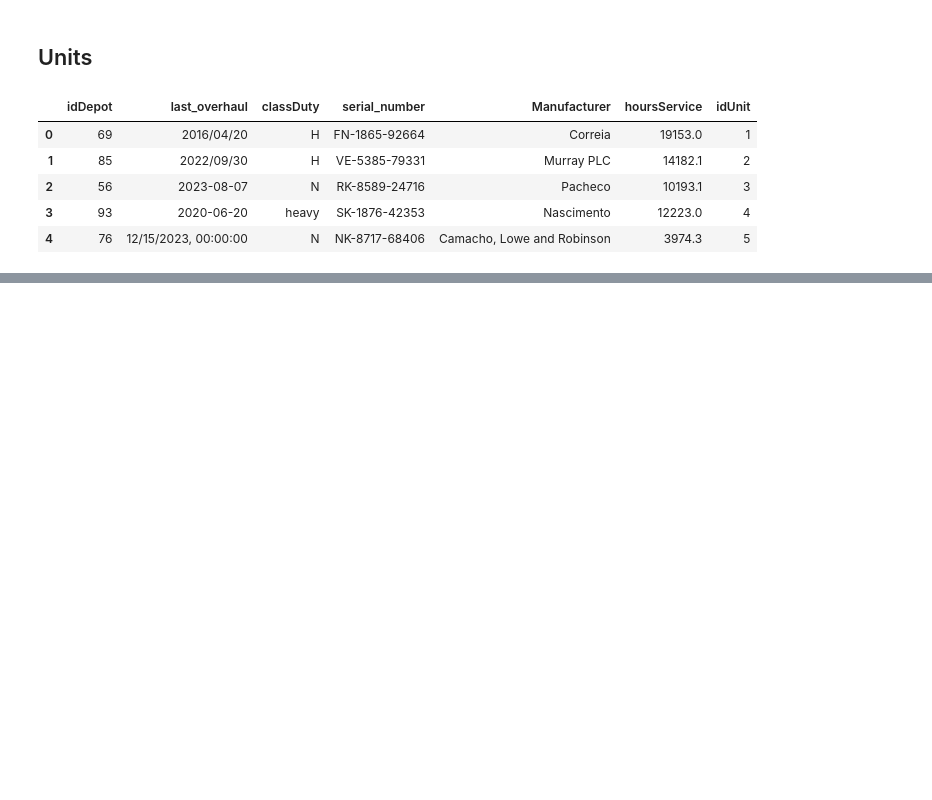
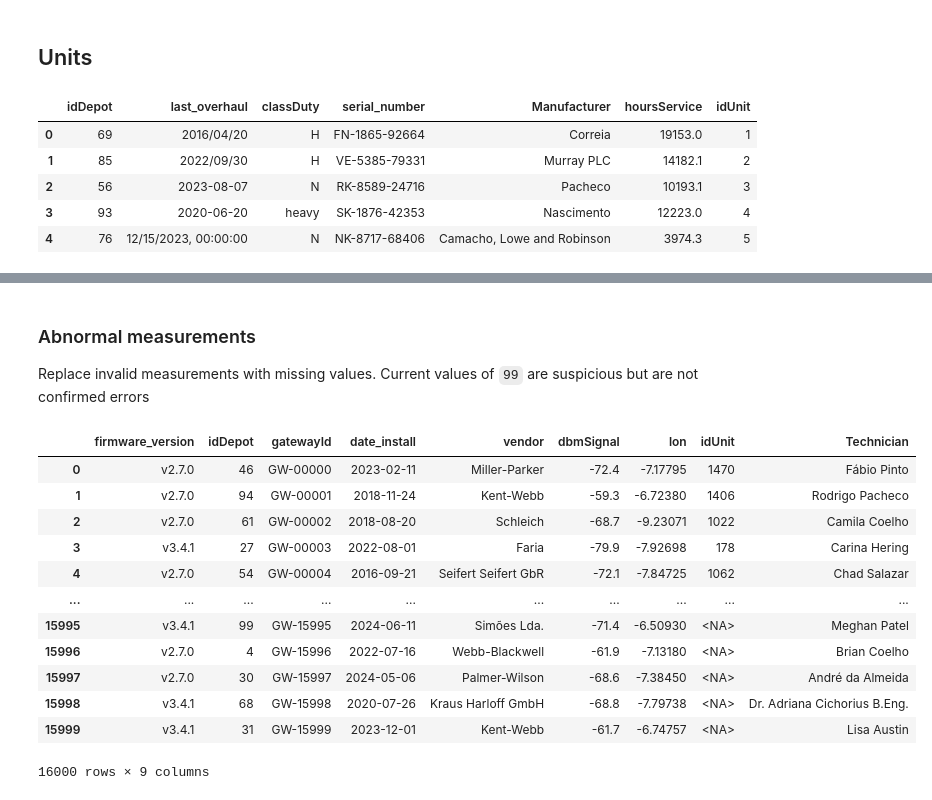
Before and after one commit to CIEXYZ/IAU_Kysil_Petrishka, a Jupyter notebook: src/phase1.ipynb, the cells around one changed output, grey strips where cells are left out. Cells and saved outputs as stored; diff of their text form; code cells hidden in the pictures; blank space fills up the shorter version.

```diff
--- a/src/phase1.ipynb
+++ b/src/phase1.ipynb
@@ -191,0 +292,39 @@ display(units_df.head())
+# %% [markdown]
+### Abnormal measurements
+
+Replace invalid measurements with missing values. Current values of `99` are suspicious but are not confirmed errors
+# %%
+sensor_columns = ["motorCurrent", "dpFilter", "oilTemperature", "pressureReservoir",
+                  "pressureOil", "rms_vibration", "flowmeter", "humidityIntake", "current_aux"]
+for column in sensor_columns:
+    values = readings_clean[column]
+    invalid = values.notna() & ~np.isfinite(values)
+    if column == "oilTemperature":
+        invalid |= values.eq(-999)
+    if column == "humidityIntake":
+        invalid |= values.notna() & ~values.between(0, 100)
+    # remove non-finite values, the -999 temperature sentinel, and impossible humidity values
+    readings_clean.loc[invalid, column] = np.nan
+
+invalid_hours = units_clean["hoursService"].lt(0) | (
+    units_clean["hoursService"].notna() & ~np.isfinite(units_clean["hoursService"]))
+# remove negative or infinite service hours by replacing them with missing values
+units_clean.loc[invalid_hours, "hoursService"] = np.nan
+invalid_longitude = gateways_clean["lon"].notna() & ~gateways_clean["lon"].between(-180, 180)
+# remove coordinates outside the valid longitude range.
+gateways_clean.loc[invalid_longitude, "lon"] = np.nan
+display(gateways_clean)
+# %% [output]
+|  | firmware_version | idDepot | gatewayId | date_install | vendor | dbmSignal | lon | idUnit | Technician |
+| 0 | v2.7.0 | 46 | GW-00000 | 2023-02-11 | Miller-Parker | -72.4 | -7.17795 | 1470 | Fábio Pinto |
+| 1 | v2.7.0 | 94 | GW-00001 | 2018-11-24 | Kent-Webb | -59.3 | -6.72380 | 1406 | Rodrigo Pacheco |
+| 2 | v2.7.0 | 61 | GW-00002 | 2018-08-20 | Schleich | -68.7 | -9.23071 | 1022 | Camila Coelho |
+| 3 | v3.4.1 | 27 | GW-00003 | 2022-08-01 | Faria | -79.9 | -7.92698 | 178 | Carina Hering |
+| 4 | v2.7.0 | 54 | GW-00004 | 2016-09-21 | Seifert Seifert GbR | -72.1 | -7.84725 | 1062 | Chad Salazar |
+| ... | ... | ... | ... | ... | ... | ... | ... | ... | ... |
+| 15995 | v3.4.1 | 99 | GW-15995 | 2024-06-11 | Simões Lda. | -71.4 | -6.50930 | <NA> | Meghan Patel |
+| 15996 | v2.7.0 | 4 | GW-15996 | 2022-07-16 | Webb-Blackwell | -61.9 | -7.13180 | <NA> | Brian Coelho |
+| 15997 | v2.7.0 | 30 | GW-15997 | 2024-05-06 | Palmer-Wilson | -68.6 | -7.38450 | <NA> | André da Almeida |
+| 15998 | v3.4.1 | 68 | GW-15998 | 2020-07-26 | Kraus Harloff GmbH | -68.8 | -7.79738 | <NA> | Dr. Adriana Cichorius B.Eng. |
+| 15999 | v3.4.1 | 31 | GW-15999 | 2023-12-01 | Kent-Webb | -61.7 | -6.74757 | <NA> | Lisa Austin |
+16000 rows × 9 columns
```
Also changed, not shown: parts of 11 cells of this notebook.
